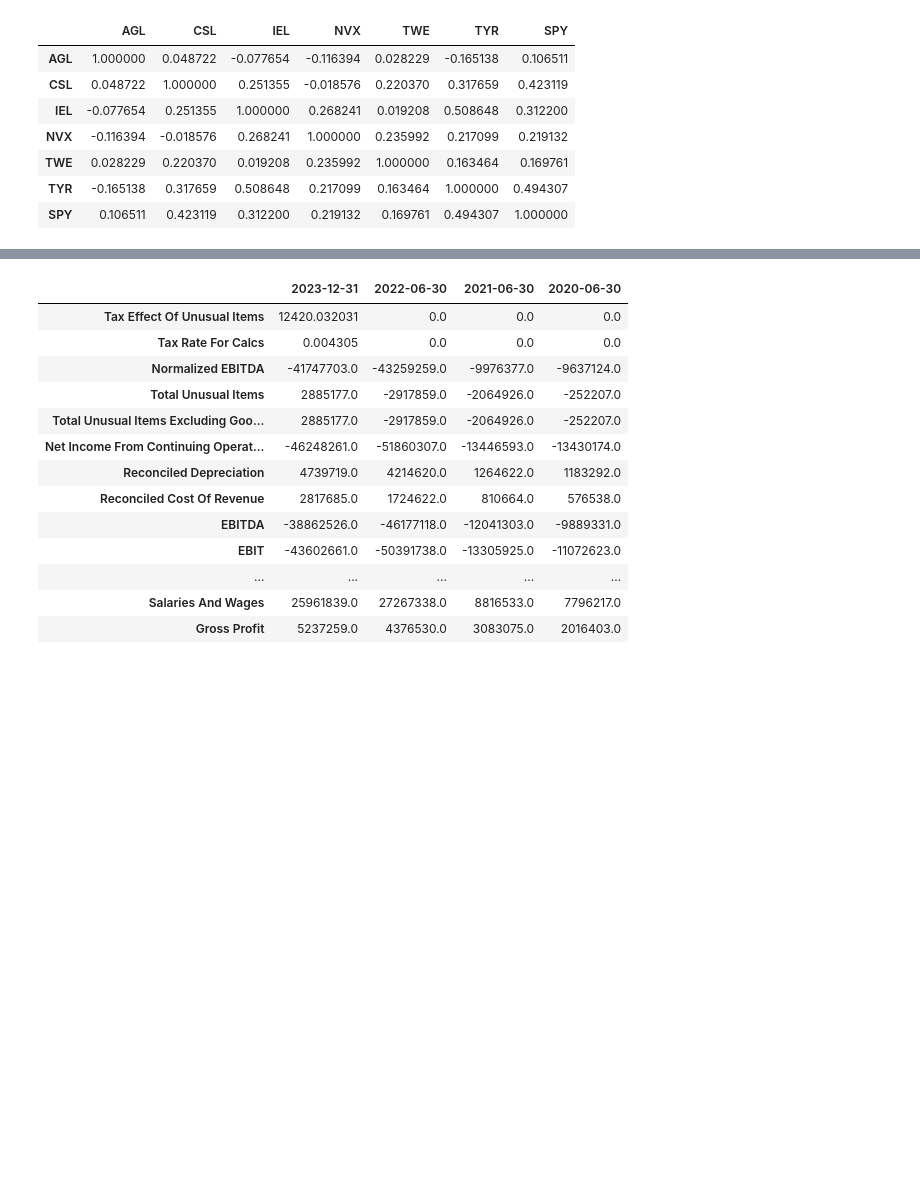
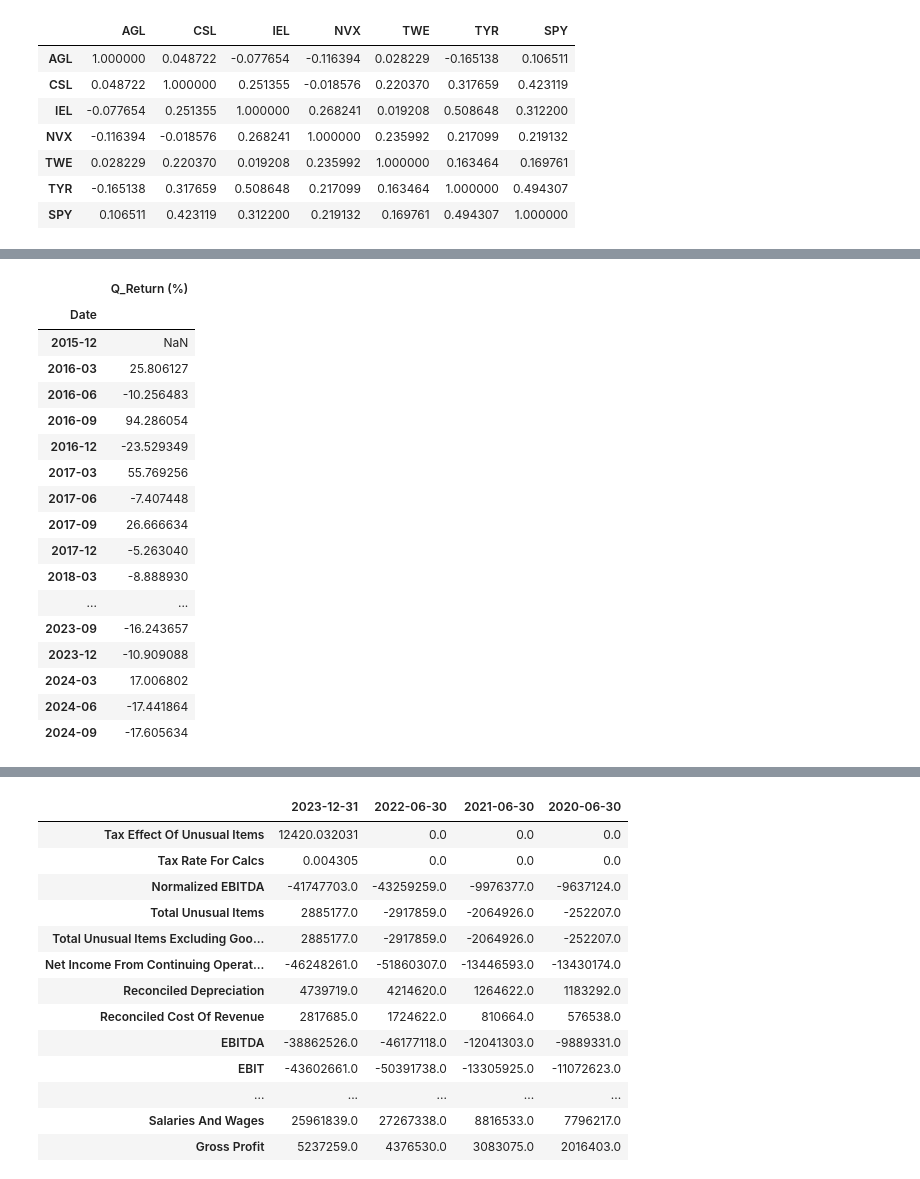
Before and after one commit to TGChenZP/HuangPu_EquityResearchPlatform, a Jupyter notebook: analysis.ipynb, the cells around one changed output, grey strips where cells are left out. Saved outputs shown, nothing was run; the diff lists cells and outputs as text; code cells hidden in the pictures; blank space fills up the shorter version.

```diff
--- a/analysis.ipynb
+++ b/analysis.ipynb
@@ -175,0 +240,21 @@ price_df = yf.Ticker('NVX.AX').history(
+# %%
+quarterly_returns_df_dict['NVX'].tail(60)
+# %% [output]
+|  | Q_Return (%) |
+| Date |  |
+| 2015-12 | NaN |
+| 2016-03 | 25.806127 |
+| 2016-06 | -10.256483 |
+| 2016-09 | 94.286054 |
+| 2016-12 | -23.529349 |
+| 2017-03 | 55.769256 |
+| 2017-06 | -7.407448 |
+| 2017-09 | 26.666634 |
+| 2017-12 | -5.263040 |
+| 2018-03 | -8.888930 |
+| ... | ... |
+| 2023-09 | -16.243657 |
+| 2023-12 | -10.909088 |
+| 2024-03 | 17.006802 |
+| 2024-06 | -17.441864 |
+| 2024-09 | -17.605634 |
```
Also changed, not shown: parts of 31 cells of this notebook, 3 other files.
